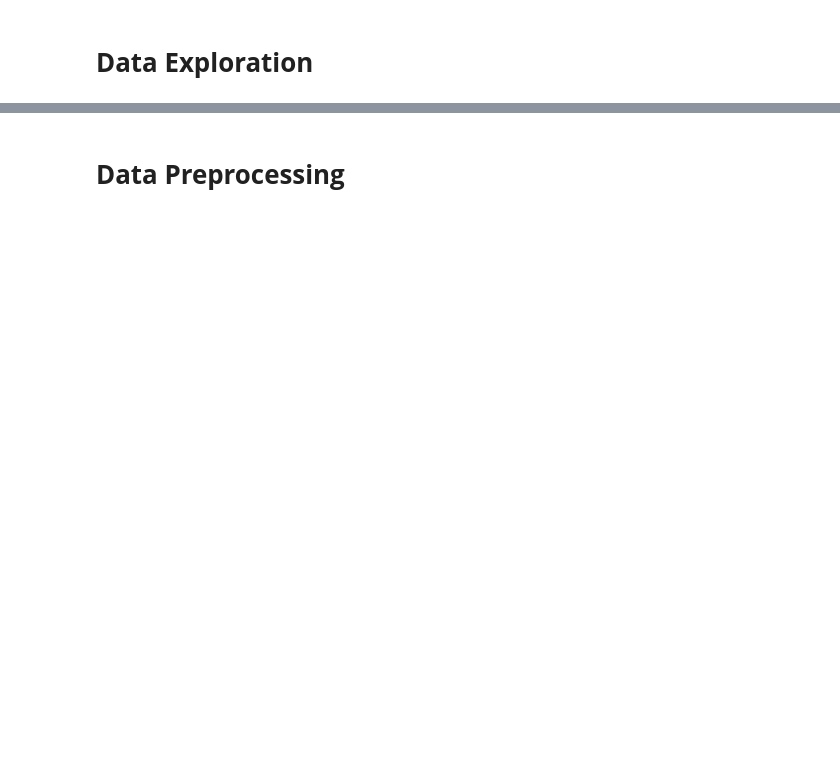
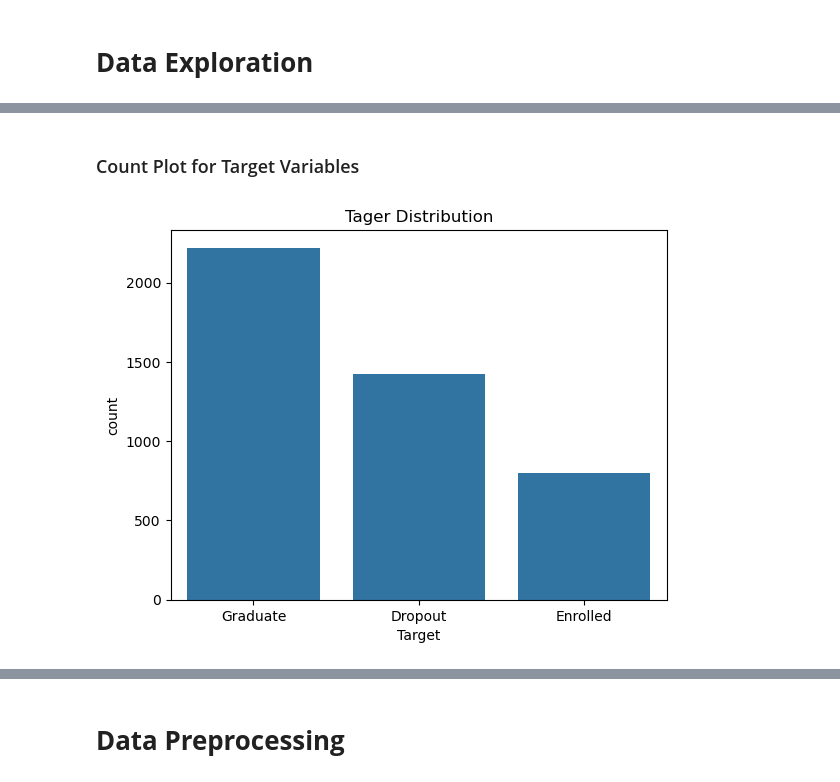
Before and after one commit to junyao0525/dm-ass, a Jupyter notebook: notebooks/main.ipynb, the cells around one changed output, grey strips where cells are left out. Drawn from its saved outputs; the diff is of its cells as text; code cells hidden in the pictures; blank space fills up the shorter version.

```diff
--- a/notebooks/main.ipynb
+++ b/notebooks/main.ipynb
@@ -110,32 +64,0 @@ academic_df.head()
-# %%
-df.head()
-
-# Sum the selected columns row by row and divide by 900 ,normalize the data
-df['Academic Normalize'] = df[academicColumns].sum(axis=1) / 900
-academic_df['Academic Normalize'] = df[academicColumns].sum(axis=1) / 900
-
-# Display the DataFrame to verify the change
-print(academic_df['Academic Normalize'].describe())
-
-print("-----------------------------")
-
-IQR = academic_df['Academic Normalize'].quantile(0.75) - academic_df['Academic Normalize'].quantile(0.25)
-
-print(f"IQR: {IQR:.4f}")
-max_IQR = academic_df['Academic Normalize'].quantile(0.75) + 1.5 * IQR
-min_IQR = academic_df['Academic Normalize'].quantile(0.25) - 1.5 * IQR
-
-print(f"Max IQR: {max_IQR:.4f}")
-print(f"Min IQR: {min_IQR:.4f}")
-
-fig = plt.figure(figsize =(10, 7))
-
-# Creating plot
-plt.boxplot(academic_df['Academic Normalize'],vert=False)
-
-# show plot
-plt.xlabel('Adcademic Percentage')  # Naming the x-axis
-plt.ylabel('Distribution')  # Naming the y-axis
-plt.title('Boxplot of Adcademic Performance')
-
-plt.show()
@@ -252,0 +207,12 @@ Name: count, dtype: int64
+# %% [markdown]
+### Count Plot for Target Variables
+# %%
+# Count the frequency of each category in 'Target'
+target_order = df['Target'].value_counts().index  # Sorting by frequency
+
+# Create a countplot with sorted order
+sns.countplot(x='Target', data=df, order=target_order)
+plt.title('Tager Distribution')
+plt.show()
+# %% [output]
+[figure, added]
```
Also changed, not shown: parts of 96 cells of this notebook.
